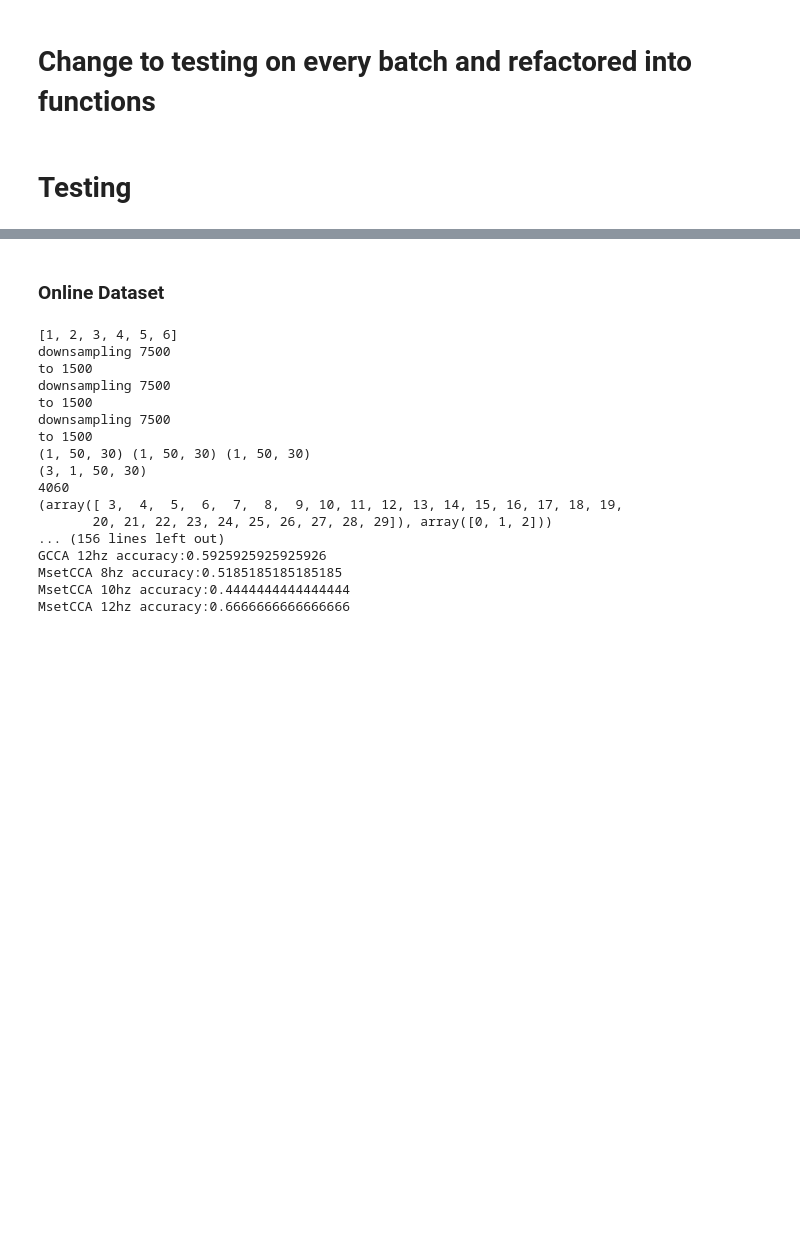
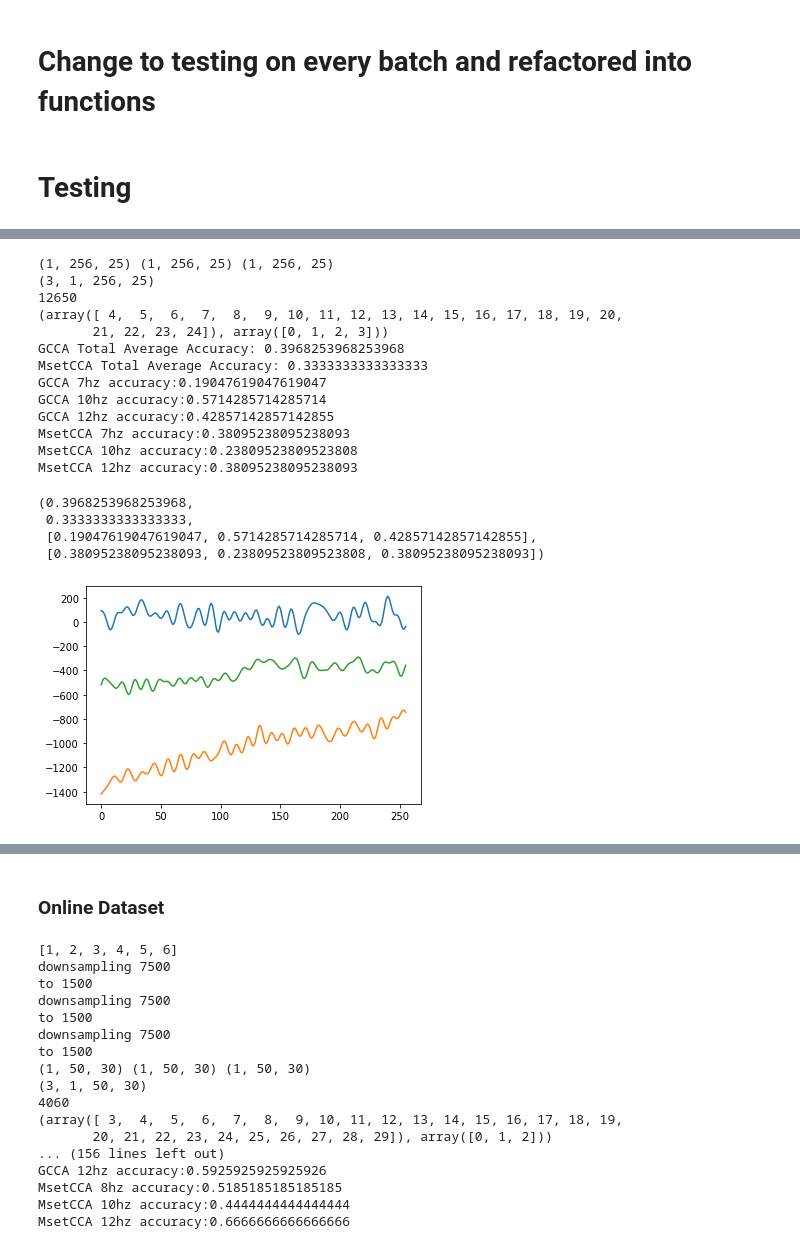
Before and after one commit to yagami009/ding, a Jupyter notebook: Testing.ipynb, the cells around one changed output, grey strips where cells are left out. Cells and saved outputs as stored; diff of their text form; code cells hidden in the pictures; blank space fills up the shorter version.

```diff
--- a/Testing.ipynb
+++ b/Testing.ipynb
@@ -1133,3 +1085,82 @@ MsetCCA 12hz accuracy:0.38095238095238093
+# %%
+ds = 1 #downsample averaging size
+if ds > 1:
+    downsample=True
+else:
+    downsample=False
+freqs = [7,10,12]
+fs_synth = 256
+fs = int(fs_synth/ds)
+over_n_seconds = 1
+number_of_samples = fs*over_n_seconds
+number_of_train = 4
+removeDC = True
+applyFilter = True
+synth_power = 0
+synth_noise = 0
+
+# from eeg_lib.utils import standardise
+
+# data_file_7 = standardise(np.array(load_array_data(r"C:\Users\RISHI\Desktop\FYP\EEG-decoding\eeg_lib\log\decreased_noise_location\7_3.txt"))).tolist()
+# data_file_7 = data_file_7[:1024] + data_file_7[2048:]#data_file_7[3072:]
+# # data_file_7 = data_file_7[1024:]
+# values_7 = prepare_data(data_file_7, 7, fs, fs_synth, number_of_samples, number_of_train, remove_DC=removeDC, apply_filter=applyFilter, downsample=downsample, ds_avg=ds, synth_power=synth_power, noise_power=synth_noise)
+
+# data_file_10 = standardise(np.array(load_array_data(r"C:\Users\RISHI\Desktop\FYP\EEG-decoding\eeg_lib\log\decreased_noise_location\10_3.txt"))).tolist()
+# # data_file_10 = data_file_10[:1024] + data_file_10[2048:]#data_file_10[3072:].
+# # data_file_10 = data_file_10[1024:]
+# values_10 = prepare_data(data_file_10, 10, fs, fs_synth, number_of_samples, number_of_train, remove_DC=removeDC, apply_filter=applyFilter, downsample=downsample,ds_avg=ds, synth_power=synth_power, noise_power=synth_noise)
+
+# data_file_12 = standardise(np.array(load_array_data(r"C:\Users\RISHI\Desktop\FYP\EEG-decoding\eeg_lib\log\decreased_noise_location\12_3.txt"))).tolist()
+# # data_file_12 = data_file_12[:1024] + data_file_12[2048:]#data_file_12[3072:]
+# # data_file_12 = data_file_12[1024:]
+# values_12 = prepare_data(data_file_12, 12, fs, fs_synth, number_of_samples, number_of_train, remove_DC=removeDC, apply_filter=applyFilter, downsample=downsample,ds_avg=ds, synth_power=synth_power, noise_power=synth_noise)
+
+
+data_file_7 = load_array_data(r"C:\Users\RISHI\Desktop\FYP\EEG-decoding\eeg_lib\log\decreased_noise_location\7_3.txt")
+data_file_7 = data_file_7[:1024] + data_file_7[2048:]#data_file_7[3072:]
+# data_file_7 = data_file_7[1024:]
+values_7 = prepare_data(data_file_7, 7, fs, fs_synth, number_of_samples, number_of_train, remove_DC=removeDC, apply_filter=applyFilter, downsample=downsample, ds_avg=ds, synth_power=synth_power, noise_power=synth_noise)
+
+data_file_10 = load_array_data(r"C:\Users\RISHI\Desktop\FYP\EEG-decoding\eeg_lib\log\decreased_noise_location\10_3.txt")
+data_file_10 = data_file_10[:1024] + data_file_10[2048:]#data_file_10[3072:].
+# data_file_10 = data_file_10[1024:]
+values_10 = prepare_data(data_file_10, 10, fs, fs_synth, number_of_samples, number_of_train, remove_DC=removeDC, apply_filter=applyFilter, downsample=downsample,ds_avg=ds, synth_power=synth_power, noise_power=synth_noise)
+
+data_file_12 = load_array_data(r"C:\Users\RISHI\Desktop\FYP\EEG-decoding\eeg_lib\log\decreased_noise_location\12_3.txt")
+data_file_12 = data_file_12[:1024] + data_file_12[2048:]#data_file_12[3072:]
+# data_file_12 = data_file_12[1024:]
+values_12 = prepare_data(data_file_12, 12, fs, fs_synth, number_of_samples, number_of_train, remove_DC=removeDC, apply_filter=applyFilter, downsample=downsample,ds_avg=ds, synth_power=synth_power, noise_power=synth_noise)
+
+print(values_12.shape, values_10.shape, values_7.shape)
+
+data_packed = np.array([values_7, values_10, values_12])
+
+print(data_packed.shape)
+
+train_test_idxs = generate_train_test_idxs(data_packed, number_of_train)
+print(len(train_test_idxs))
+print((train_test_idxs[0]))
+test_gcca_mset(data_packed, train_test_idxs, freqs, fs, number_of_samples, number_runs=1)
+# %% [output]
+(1, 256, 25) (1, 256, 25) (1, 256, 25)
+(3, 1, 256, 25)
+12650
+(array([ 4,  5,  6,  7,  8,  9, 10, 11, 12, 13, 14, 15, 16, 17, 18, 19, 20,
+       21, 22, 23, 24]), array([0, 1, 2, 3]))
+GCCA Total Average Accuracy: 0.3968253968253968
+MsetCCA Total Average Accuracy: 0.3333333333333333
+GCCA 7hz accuracy:0.19047619047619047
+GCCA 10hz accuracy:0.5714285714285714
+GCCA 12hz accuracy:0.42857142857142855
+MsetCCA 7hz accuracy:0.38095238095238093
+MsetCCA 10hz accuracy:0.23809523809523808
+MsetCCA 12hz accuracy:0.38095238095238093
+(0.3968253968253968,
+ 0.3333333333333333,
+ [0.19047619047619047, 0.5714285714285714, 0.42857142857142855],
+ [0.38095238095238093, 0.23809523809523808, 0.38095238095238093])
+[figure, added]
 # %%
 ds = 1 #downsample averaging size
 if ds > 1:
```
Also changed, not shown: parts of 3 cells of this notebook, 3 other files.
